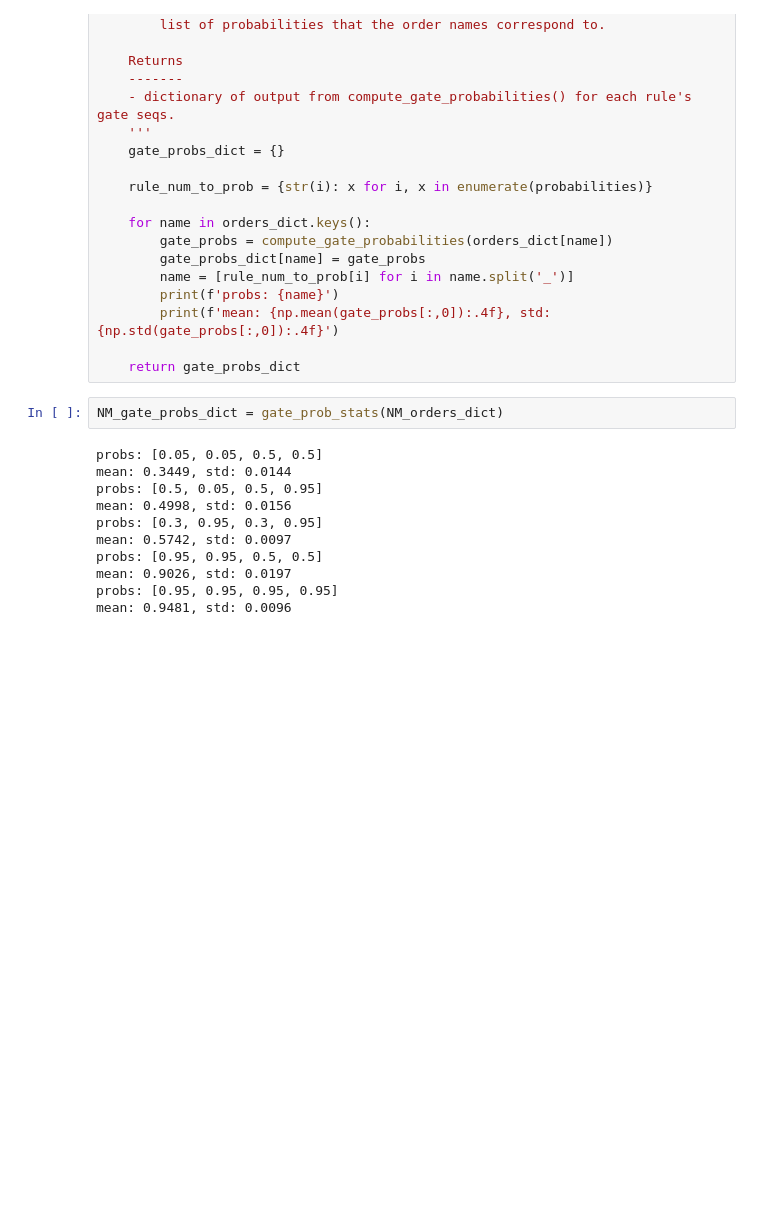
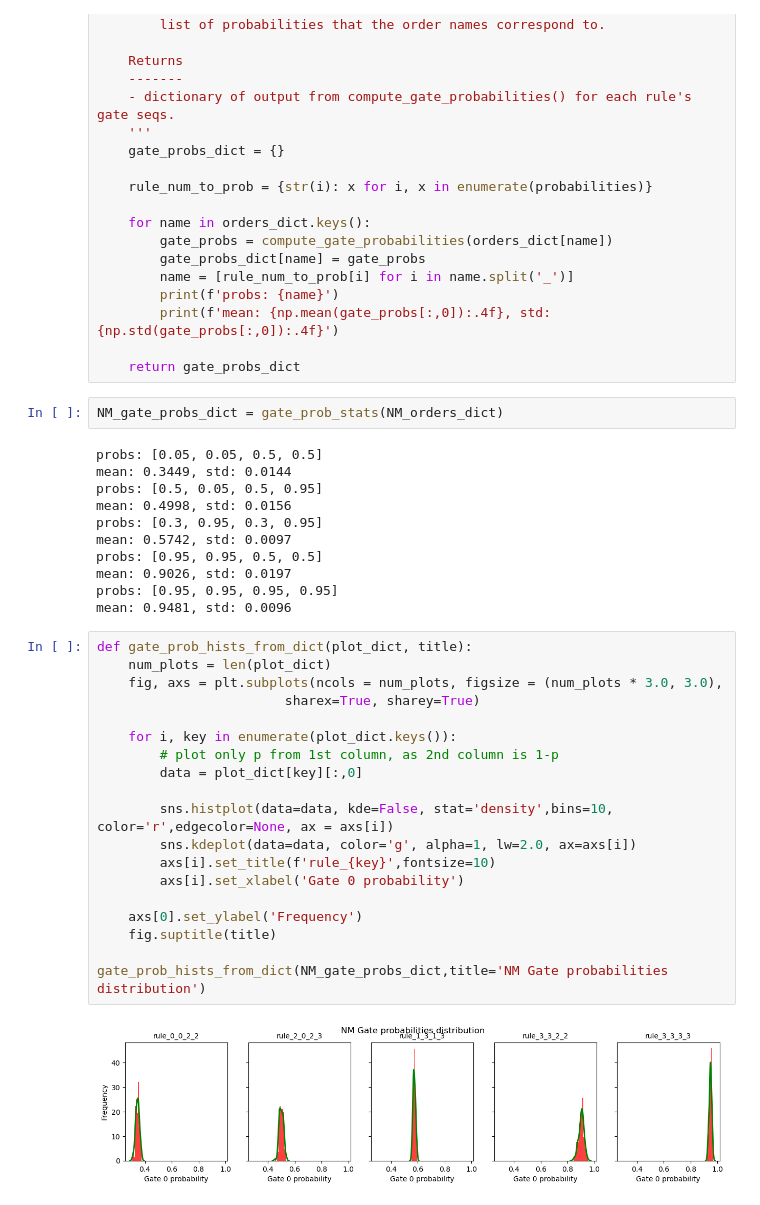
Before and after one commit to UnnatiAkhouri/QuNet, a Jupyter notebook: Notebooks/Non-Markovian_gates.ipynb, the cells around one changed output. Drawn from its saved outputs; the diff is of its cells as text; blank space fills up the shorter version.

Commit message:
NM gate probabilities distribution plots

```diff
--- a/Notebooks/Non-Markovian_gates.ipynb
+++ b/Notebooks/Non-Markovian_gates.ipynb
@@ -419,3 +422,24 @@ probs: [0.95, 0.95, 0.5, 0.5]
 mean: 0.9026, std: 0.0197
 probs: [0.95, 0.95, 0.95, 0.95]
 mean: 0.9481, std: 0.0096
+# %%
+def gate_prob_hists_from_dict(plot_dict, title):
+    num_plots = len(plot_dict)
+    fig, axs = plt.subplots(ncols = num_plots, figsize = (num_plots * 3.0, 3.0),
+                        sharex=True, sharey=True)
+
+    for i, key in enumerate(plot_dict.keys()):
+        # plot only p from 1st column, as 2nd column is 1-p
+        data = plot_dict[key][:,0]
+
+        sns.histplot(data=data, kde=False, stat='density',bins=10, color='r',edgecolor=None, ax = axs[i])
+        sns.kdeplot(data=data, color='g', alpha=1, lw=2.0, ax=axs[i])
+        axs[i].set_title(f'rule_{key}',fontsize=10)
+        axs[i].set_xlabel('Gate 0 probability')
+
+    axs[0].set_ylabel('Frequency')
+    fig.suptitle(title)
+
+gate_prob_hists_from_dict(NM_gate_probs_dict,title='NM Gate probabilities distribution')
+# %% [output]
+[figure, added]
```
Also changed, not shown: parts of 2 cells of this notebook, 4 other files.
